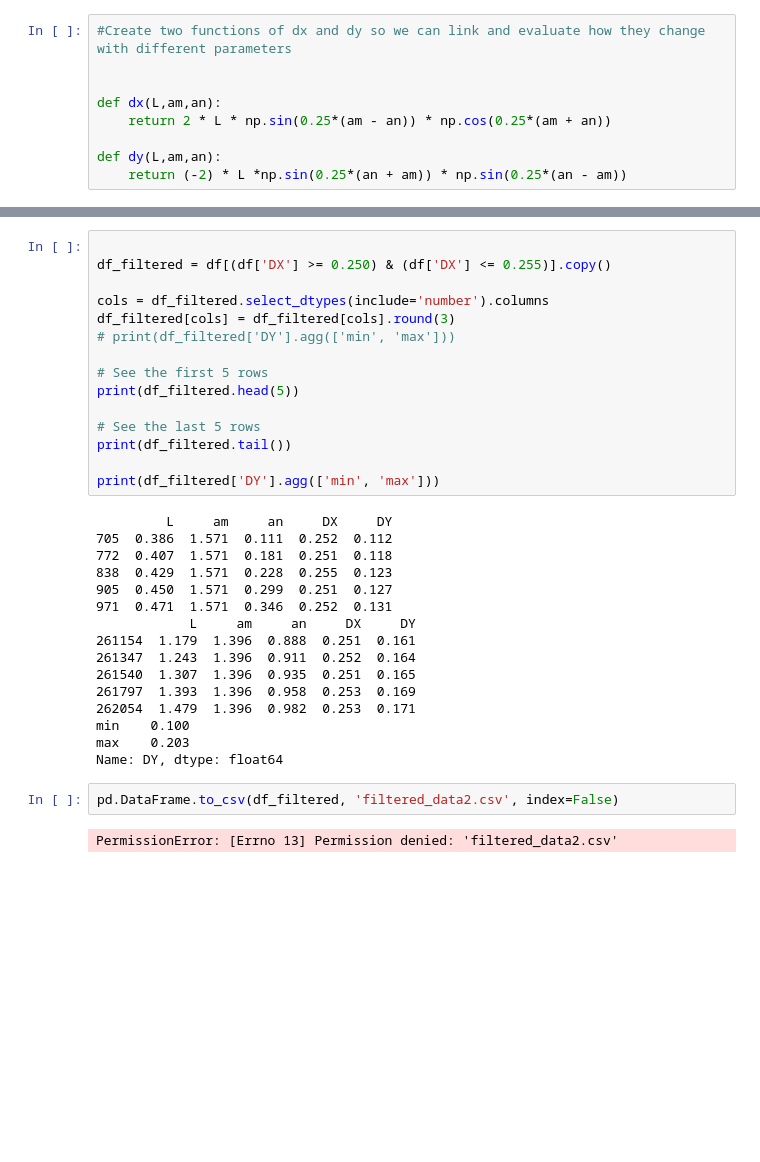
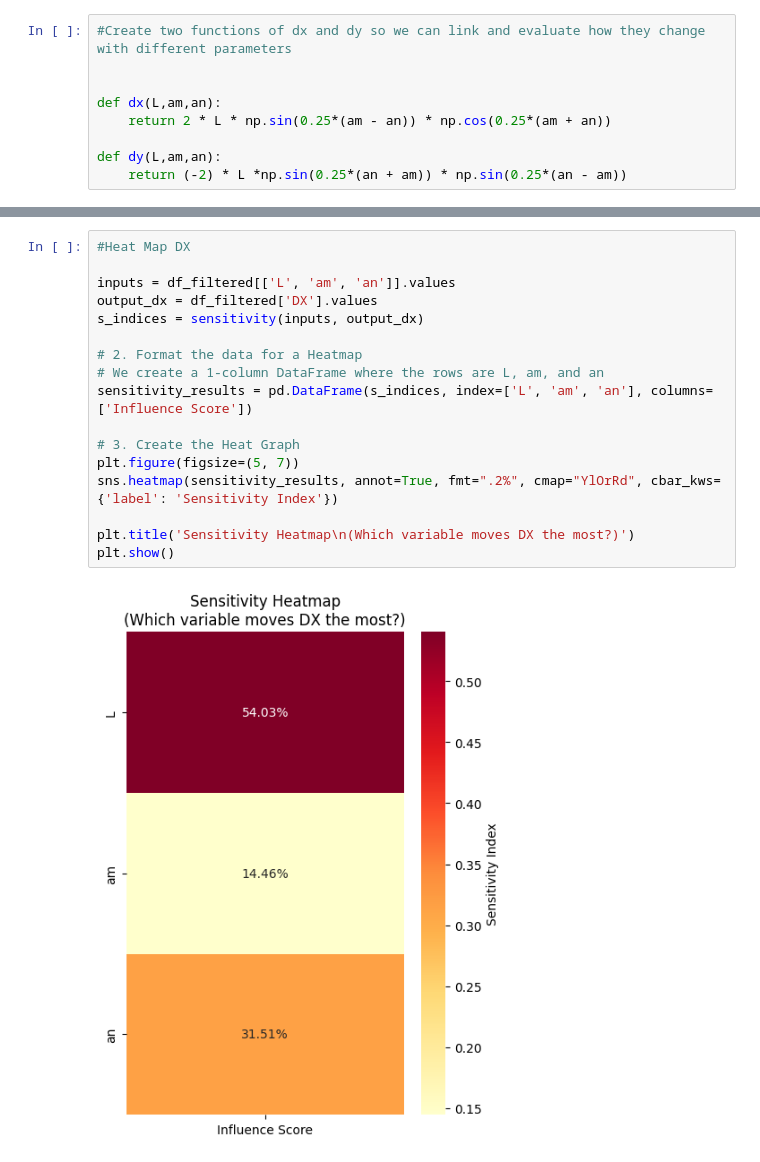
Before and after one commit to JonathanS1212/MECH390, a Jupyter notebook: DOE/Jonathan.ipynb, the cells around one changed output, grey strips where cells are left out. Cells and saved outputs as stored; diff of their text form; blank space fills up the shorter version.

```diff
--- a/DOE/Jonathan.ipynb
+++ b/DOE/Jonathan.ipynb
@@ -148,35 +186,19 @@ plt.show()
-# %%
-
-df_filtered = df[(df['DX'] >= 0.250) & (df['DX'] <= 0.255)].copy()
-
-cols = df_filtered.select_dtypes(include='number').columns
-df_filtered[cols] = df_filtered[cols].round(3)
-# print(df_filtered['DY'].agg(['min', 'max']))
-
-# See the first 5 rows
-print(df_filtered.head(5))
-
-# See the last 5 rows
-print(df_filtered.tail())
-
-print(df_filtered['DY'].agg(['min', 'max']))
-# %% [output]
-         L     am     an     DX     DY
-705  0.386  1.571  0.111  0.252  0.112
-772  0.407  1.571  0.181  0.251  0.118
-838  0.429  1.571  0.228  0.255  0.123
-905  0.450  1.571  0.299  0.251  0.127
-971  0.471  1.571  0.346  0.252  0.131
-            L     am     an     DX     DY
-261154  1.179  1.396  0.888  0.251  0.161
-261347  1.243  1.396  0.911  0.252  0.164
-261540  1.307  1.396  0.935  0.251  0.165
-261797  1.393  1.396  0.958  0.253  0.169
-262054  1.479  1.396  0.982  0.253  0.171
-min    0.100
-max    0.203
-Name: DY, dtype: float64
-# %%
-pd.DataFrame.to_csv(df_filtered, 'filtered_data2.csv', index=False)
-# %% [output]
-PermissionError: [Errno 13] Permission denied: 'filtered_data2.csv'
+# %%
+#Heat Map DX
+
+inputs = df_filtered[['L', 'am', 'an']].values
+output_dx = df_filtered['DX'].values
+s_indices = sensitivity(inputs, output_dx)
+
+# 2. Format the data for a Heatmap
+# We create a 1-column DataFrame where the rows are L, am, and an
+sensitivity_results = pd.DataFrame(s_indices, index=['L', 'am', 'an'], columns=['Influence Score'])
+
+# 3. Create the Heat Graph
+plt.figure(figsize=(5, 7))
+sns.heatmap(sensitivity_results, annot=True, fmt=".2%", cmap="YlOrRd", cbar_kws={'label': 'Sensitivity Index'})
+
+plt.title('Sensitivity Heatmap\n(Which variable moves DX the most?)')
+plt.show()
+# %% [output]
+[figure, added]
```
Also changed, not shown: parts of 10 cells of this notebook, 15 other files.
